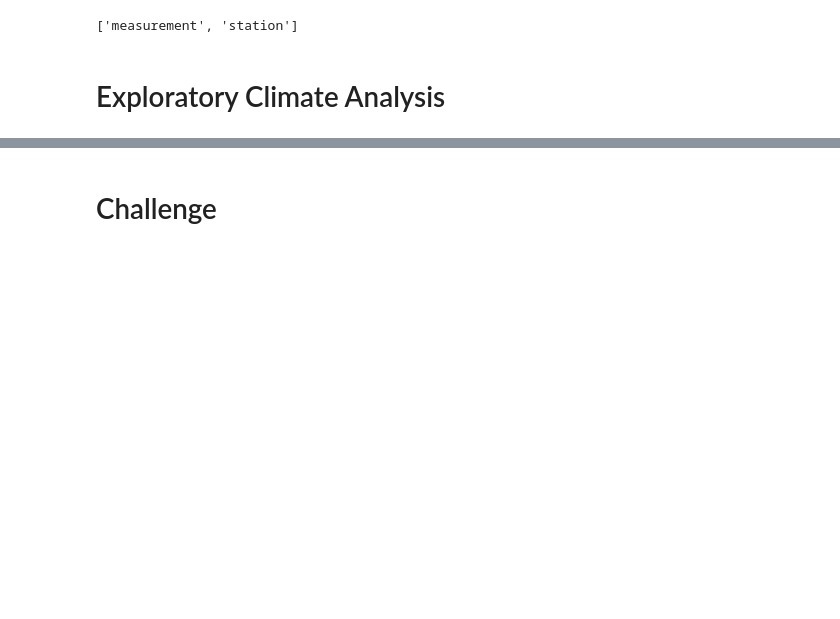
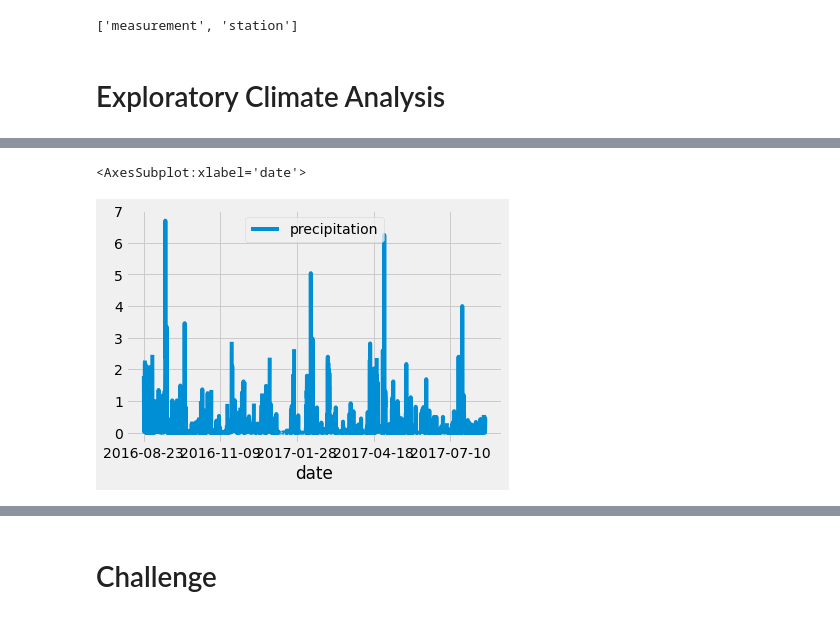
Before and after one commit to SzeWingChan/Surfs_Up, a Jupyter notebook: climate_analysis.ipynb, the cells around one changed output, grey strips where cells are left out. Cells and saved outputs as stored; diff of their text form; code cells hidden in the pictures; blank space fills up the shorter version.

```diff
--- a/climate_analysis.ipynb
+++ b/climate_analysis.ipynb
@@ -66,0 +57,24 @@ session = Session(engine)
+# %%
+#9.2.1
+#When you're handling a data analysis problem, printing your results is one of the most important tasks
+#This can help you debug your code and ensure that you're getting all the data that you are expecting.
+
+# Design a query to retrieve the last 12 months of precipitation data and plot the results.
+#Starting from the last data point in the database.
+prev_year = dt.date(2017, 8, 23)
+
+# Calculate the date one year from the last date in data set.
+prev_year = dt.date(2017, 8, 23) - dt.timedelta(days=365)
+
+# Perform a query to retrieve the data and precipitation scores
+#results = session.query(Measurement.date, Measurement.prcp)
+#print(results.all())
+#This will retrieve results for all data
+#Use the filter() function to filter out the data we don't need
+
+# Perform a query to retrieve the data and precipitation scores
+#results = session.query(Measurement.date, Measurement.prcp).filter(Measurement.date >= prev_year)
+
+# Perform a query to retrieve the data and precipitation scores (and save the results in a list)
+results = session.query(Measurement.date, Measurement.prcp).filter(Measurement.date >= prev_year).all()
+print(results)
@@ -66,0 +83,7 @@ session = Session(engine)
+# %%
+#9.2.2
+# Save the query results as a Pandas DataFrame and set the index to the date column
+df = pd.DataFrame(results, columns=['date','precipitation'])
+df.set_index(df['date'], inplace=True)
+#print(df)
+print(df.to_string(index=False))
@@ -66,0 +108,5 @@ session = Session(engine)
+# %%
+#9.2.3
+# Sort the dataframe by date
+df = df.sort_index()
+print(df.to_string(index=False))
@@ -67 +131,8 @@ session = Session(engine)
+# %%
+#9.2.4
+# Use Pandas Plotting with Matplotlib to plot the data
+df.plot()
+# %% [output]
+<AxesSubplot:xlabel='date'>
+[figure, added]
 # %%
```
Also changed, not shown: parts of 8 cells of this notebook.
